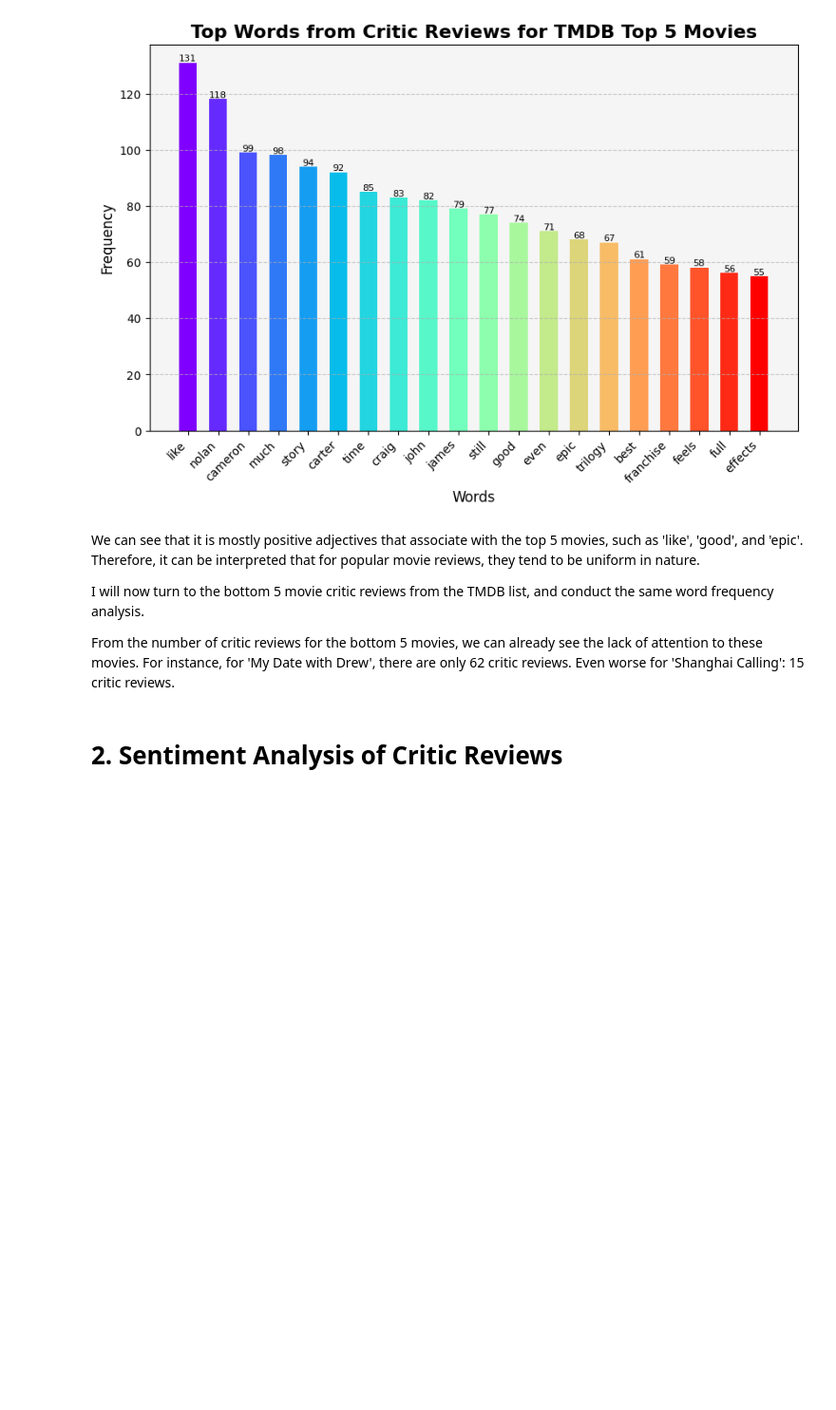
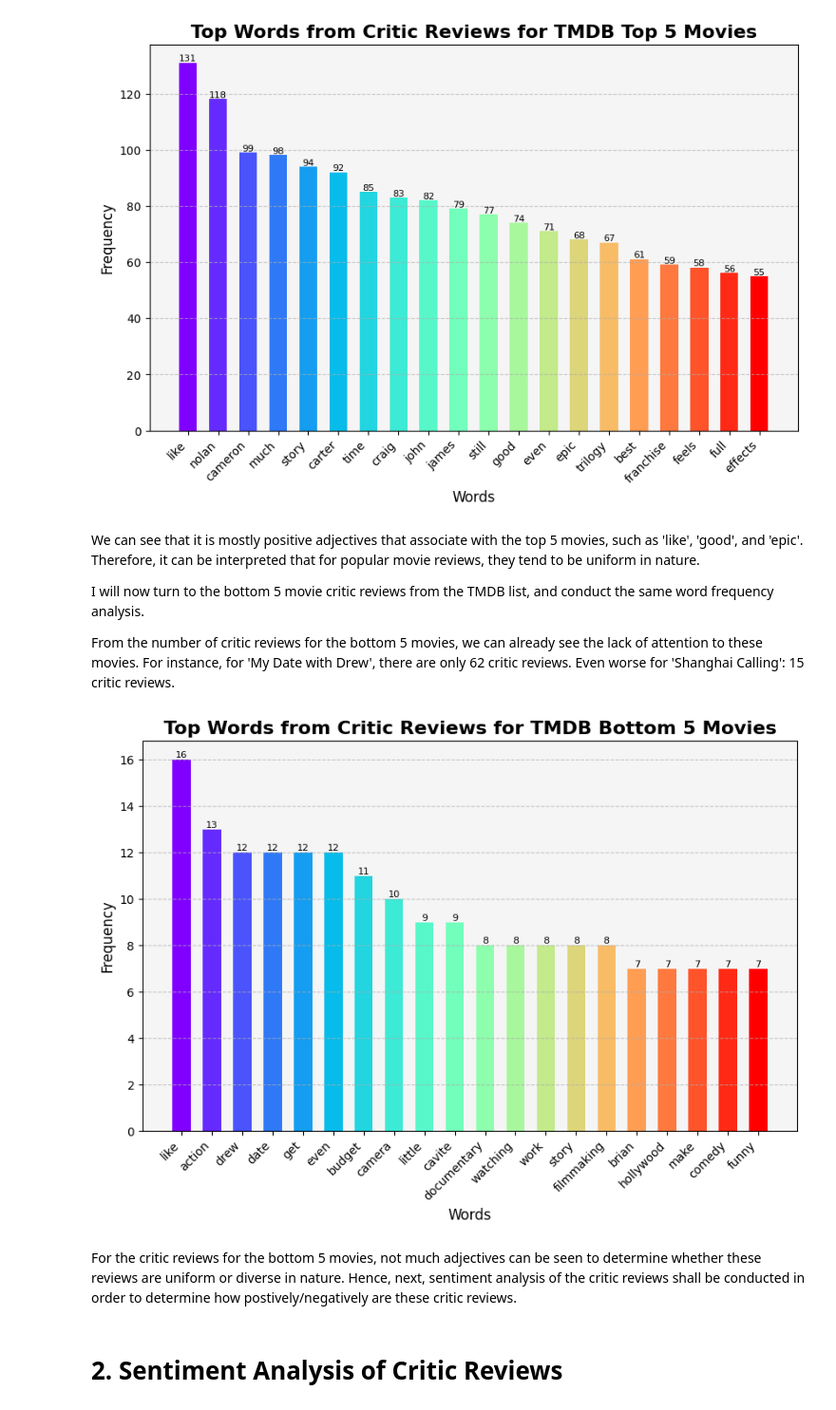
Before and after one commit to khou128/QM2, a Jupyter notebook: Project_NLP.ipynb, the cells around one changed output. Shown at 95% size. Cells and saved outputs as stored; diff of their text form; code cells hidden in the pictures; blank space fills up the shorter version.

```diff
--- a/Project_NLP.ipynb
+++ b/Project_NLP.ipynb
@@ -252,3 +270,32 @@ From the number of critic reviews for the bottom 5 movies, we can already see th
+# %%
+#Merge bottom 5 critic reviews to one data frame:
+bottom5 = pd.concat([df5,df6,df7,df8,df9])
+# %%
+#Visualise the word frequency for bottom 5:
+text_data = ' '.join(bottom5['review-text'].dropna())
+words = word_tokenize(text_data)
+stop_words = set(stopwords.words('english'))
+exclude_words = ['film', 'films', 'movie', 'movies','rodriguez','el','mariachi','herzlinger','one']  # Add the words to exclude
+words = [word.lower() for word in words if word.isalpha() and word.lower() not in stop_words and word.lower() not in exclude_words] # Filter out stop words and excluded words
+freq_dist = FreqDist(words)
+top_words = freq_dist.most_common(20)
+colormap = cm.get_cmap('rainbow', len(top_words))
+plt.figure(figsize=(10, 6))
+bars = plt.bar(*zip(*top_words), color=colormap(range(len(top_words))), width=0.6, align='center')
+plt.xlabel('Words', fontsize=12)
+plt.ylabel('Frequency', fontsize=12)
+plt.title('Top Words from Critic Reviews for TMDB Bottom 5 Movies', fontsize=16, fontweight='bold')
+plt.xticks(rotation=45, ha='right', fontsize=10)
+plt.gca().set_facecolor('#F5F5F5')
+plt.grid(axis='y', linestyle='--', alpha=0.7)
+for bar in bars:
+    yval = bar.get_height()
+    plt.text(bar.get_x() + bar.get_width()/2, yval + 0.01, round(yval, 2), ha='center', va='bottom', fontsize=8)
+plt.show()
+# %% [output]
+[figure, added]
+# %% [markdown]
+For the critic reviews for the bottom 5 movies, not much adjectives can be seen to determine whether these reviews are uniform or diverse in nature. Hence, next, sentiment analysis of the critic reviews shall be conducted in order to determine how postively/negatively are these critic reviews.
 # %% [markdown]
 # 2. Sentiment Analysis of Critic Reviews
 # %%
```
Also changed, not shown: parts of 6 cells of this notebook.
